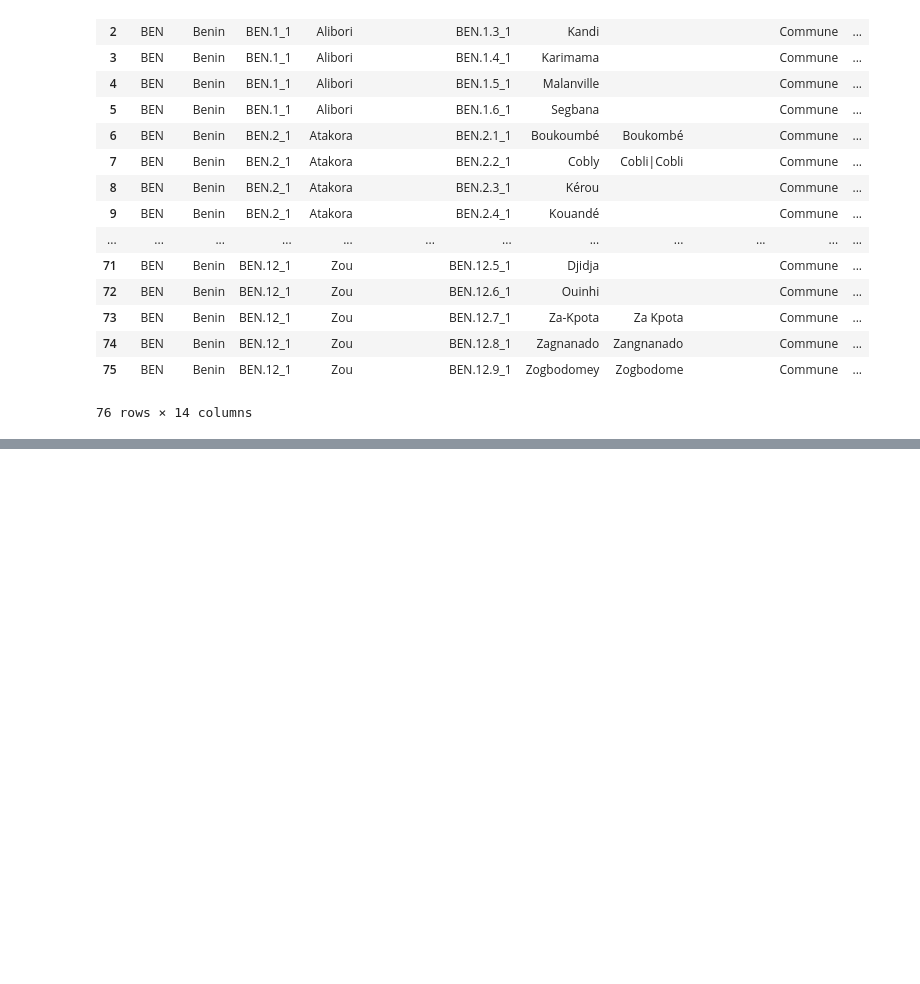
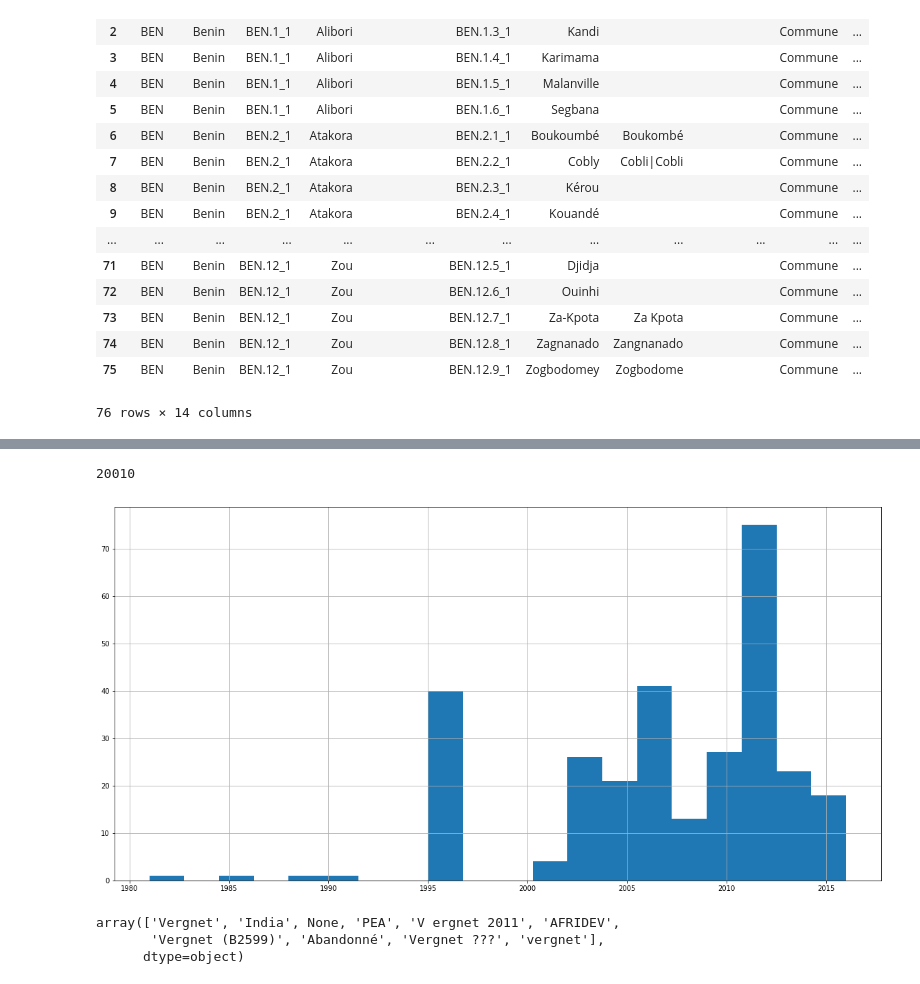
Before and after one commit to OANInternational/aguapp-ds, a Jupyter notebook: create_pump_map.ipynb, the cells around one changed output, grey strips where cells are left out. Drawn from its saved outputs; the diff is of its cells as text; code cells hidden in the pictures; blank space fills up the shorter version.

```diff
--- a/create_pump_map.ipynb
+++ b/create_pump_map.ipynb
@@ -417,0 +327,7 @@ df
+# %%
+SPREADSHEET_ID = ID2
+RANGE_NAME = 'Sheet1'
+
+gsheet = sheet_service.spreadsheets().values().get(spreadsheetId=SPREADSHEET_ID, range=RANGE_NAME).execute()
+
+df_2016 = pd.DataFrame(gsheet.get('values', [])[1:],columns= gsheet.get('values', [])[0:1][0])
@@ -417,0 +363,39 @@ df
+# %%
+def getyear(x):
+  year=None
+  if x['Année de réalisation']:
+    for s in x['Année de réalisation'].split():
+      if s.isdigit():
+         year=int(s)
+    if year==None:
+      return year
+    elif year >2019:
+      #print(year)
+      year=2010
+      return year
+    elif year > 100:
+      return int(year)
+    elif year >70:
+      year=int('19'+str(year))
+      return int(year)
+    else:
+      year=None
+
+  return year
+
+df_2016['Annes']=df_2016.apply(lambda x: getyear(x)
+              ,axis=1)
+# %% [output]
+20010
+# %%
+df_2016['Annes'].hist(bins=20)
+plt.rcParams['figure.figsize']=20,10
+plt.show()
+# %% [output]
+[figure, added]
+# %%
+df_2016['Marque'].unique()
+# %% [output]
+array(['Vergnet', 'India', None, 'PEA', 'V ergnet 2011', 'AFRIDEV',
+       'Vergnet (B2599)', 'Abandonné', 'Vergnet ???', 'vergnet'],
+      dtype=object)
```
Also changed, not shown: parts of 41 cells of this notebook.
